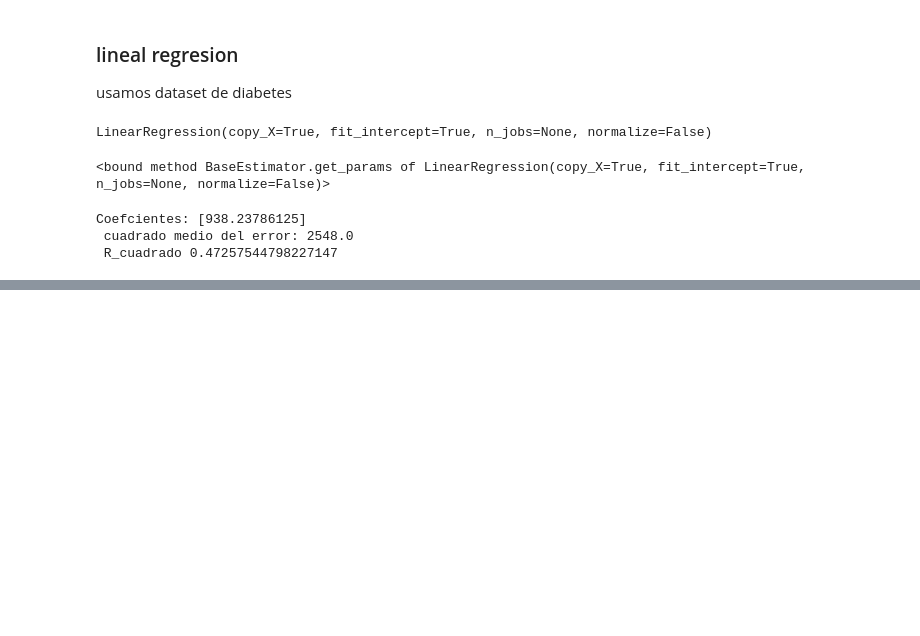
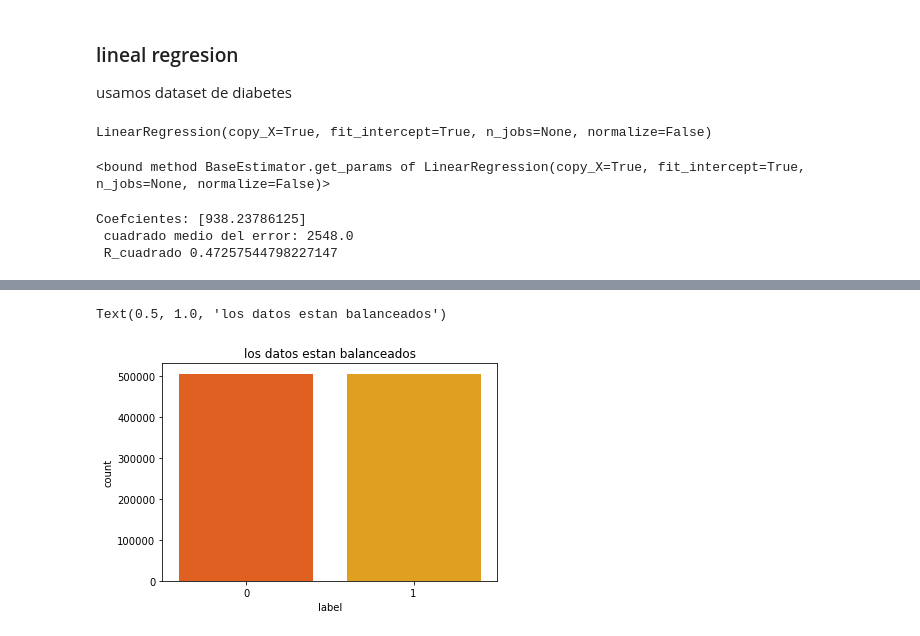
Before and after one commit to gonzalo71/TestGit, a Jupyter notebook: Machine_geron_house_price.ipynb, the cells around one changed output, grey strips where cells are left out. Cells and saved outputs as stored; diff of their text form; code cells hidden in the pictures; blank space fills up the shorter version.

```diff
--- a/Machine_geron_house_price.ipynb
+++ b/Machine_geron_house_price.ipynb
@@ -386,0 +401,5 @@ Coefcientes: [938.23786125]
+# %%
+url = r"C:\Users\gonza\OneDrive\Documentos\datascience-thebridge-master\ejercicios gonzalo\DATA\train-balanced-sarcasm.csv\train-balanced-sarcasm.csv"
+
+train_df = pd.read_csv(url)
+train_df.head(3)
@@ -386,0 +426,9 @@ Coefcientes: [938.23786125]
+# %%
+train_df.dropna(subset=["comment"],inplace=True)
+# %%
+# We notice that the dataset is indeed balanced
+sns.countplot(x="label",data=train_df,palette="autumn")
+plt.title("los datos estan balanceados")
+# %% [output]
+Text(0.5, 1.0, 'los datos estan balanceados')
+[figure, added]
```
Also changed, not shown: parts of 11 cells of this notebook.
